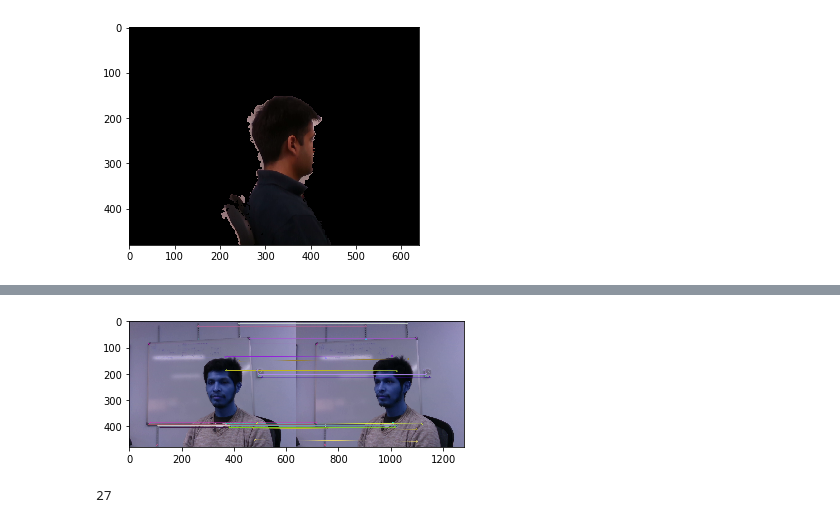
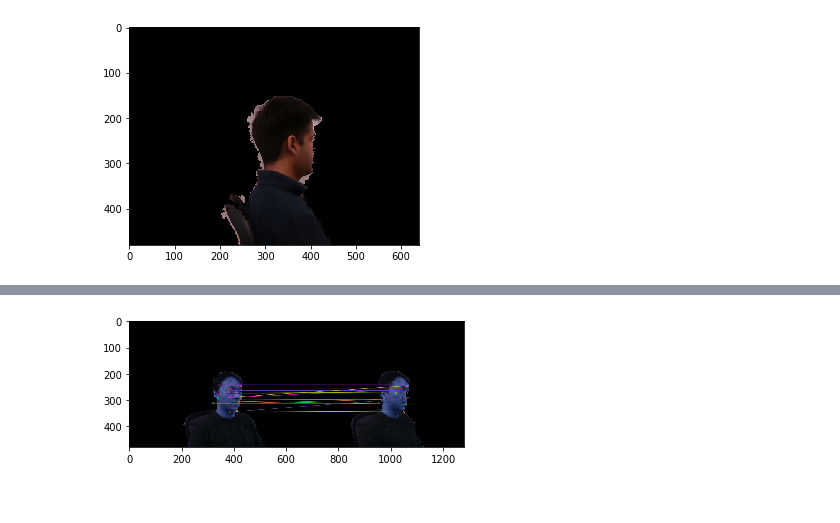
Before and after one commit to yichao-l/head_reconstruct, a Jupyter notebook: AV_CW.ipynb, the cells around one changed output, grey strips where cells are left out. Cells and saved outputs as stored; diff of their text form; code cells hidden in the pictures.

Commit message:
add SIFT descriptor, matching descriptors and processing matches

```diff
--- a/AV_CW.ipynb
+++ b/AV_CW.ipynb
@@ -63,5 +83,5 @@ head.save()
 im_save_path = "head_3_6.png"
 plt.imsave(im_save_path,im)
 # %%
-img1 = HEAD_RECON.threeD_head.read_from_file(2,3).get_filtered_image()
-img2 = HEAD_RECON.threeD_head.read_from_file(2,4).get_filtered_image()
+head1 = HEAD_RECON.threeD_head.read_from_file(1,3)
+head2 = HEAD_RECON.threeD_head.read_from_file(1,4)
@@ -79,0 +106,3 @@ img2 = cv2.imread('head_2_2.png')
+# %%
+img1,path1 = head1.get_filtered_image()
+img2,path2 = head2.get_filtered_image()
@@ -80,12 +117,8 @@ img2 = cv2.imread('head_2_2.png')
 # %%
 # test
-kp1, des1 = HEAD_RECON.estimate_frame_transform.get_descriptors("head_2_1.png")
-kp2, des2 = HEAD_RECON.estimate_frame_transform.get_descriptors("head_2_2.png")
+kp1, des1 = HEAD_RECON.estimate_frame_transform.get_descriptors(path1)
+kp2, des2 = HEAD_RECON.estimate_frame_transform.get_descriptors(path2)
 
-good,good_without_list = HEAD_RECON.estimate_frame_transform.get_matched_points(img1,kp1,des1,img2,kp2,des2)
+good_without_list = HEAD_RECON.estimate_frame_transform.get_matched_points(path1,kp1,des1,path2,kp2,des2,0.8)
 # %% [output]
-[figure, old version]
+[figure, new version]
-# %%
-len(good_without_list)
-# %% [output]
-27
```
Also changed, not shown: parts of 14 cells of this notebook, 14 other files.
